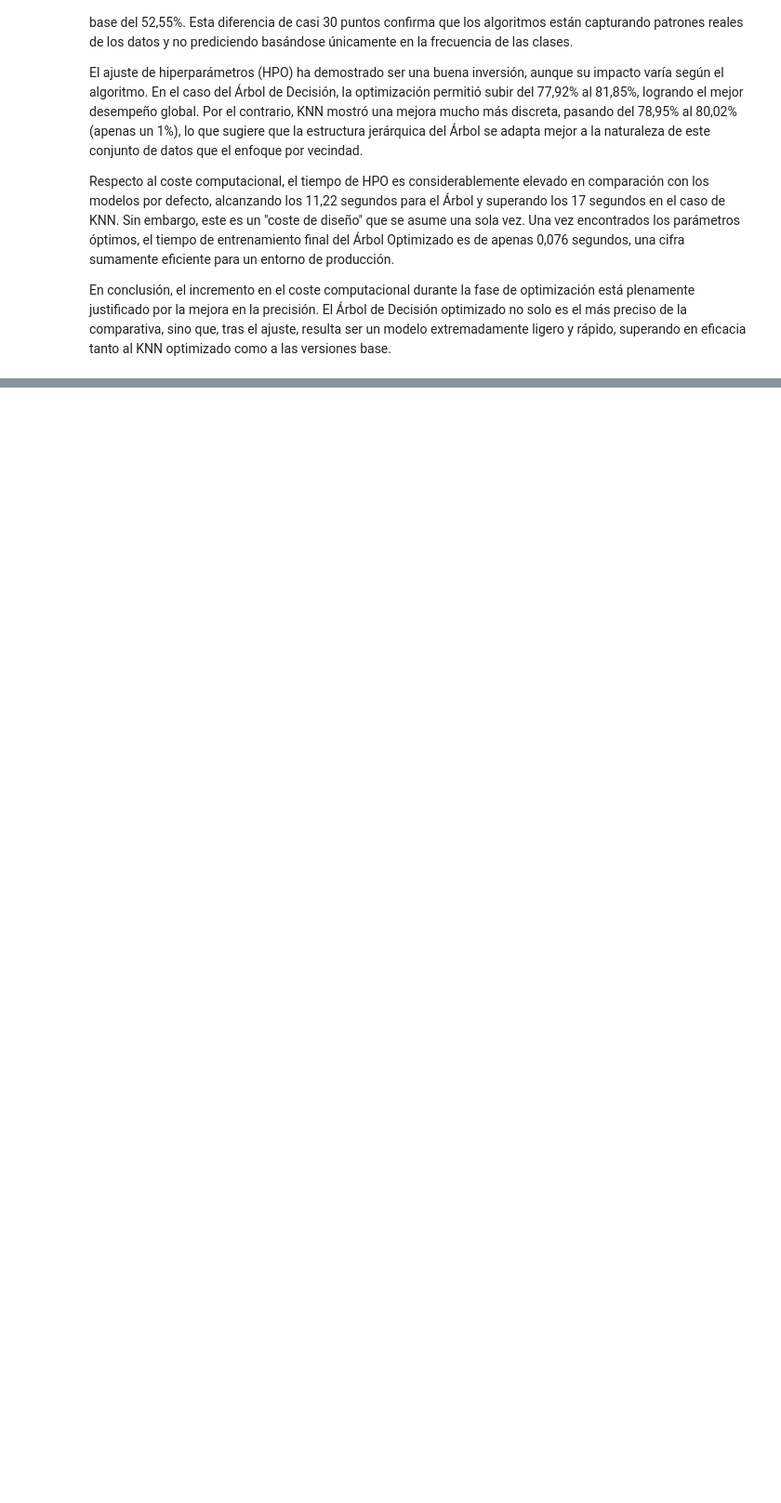
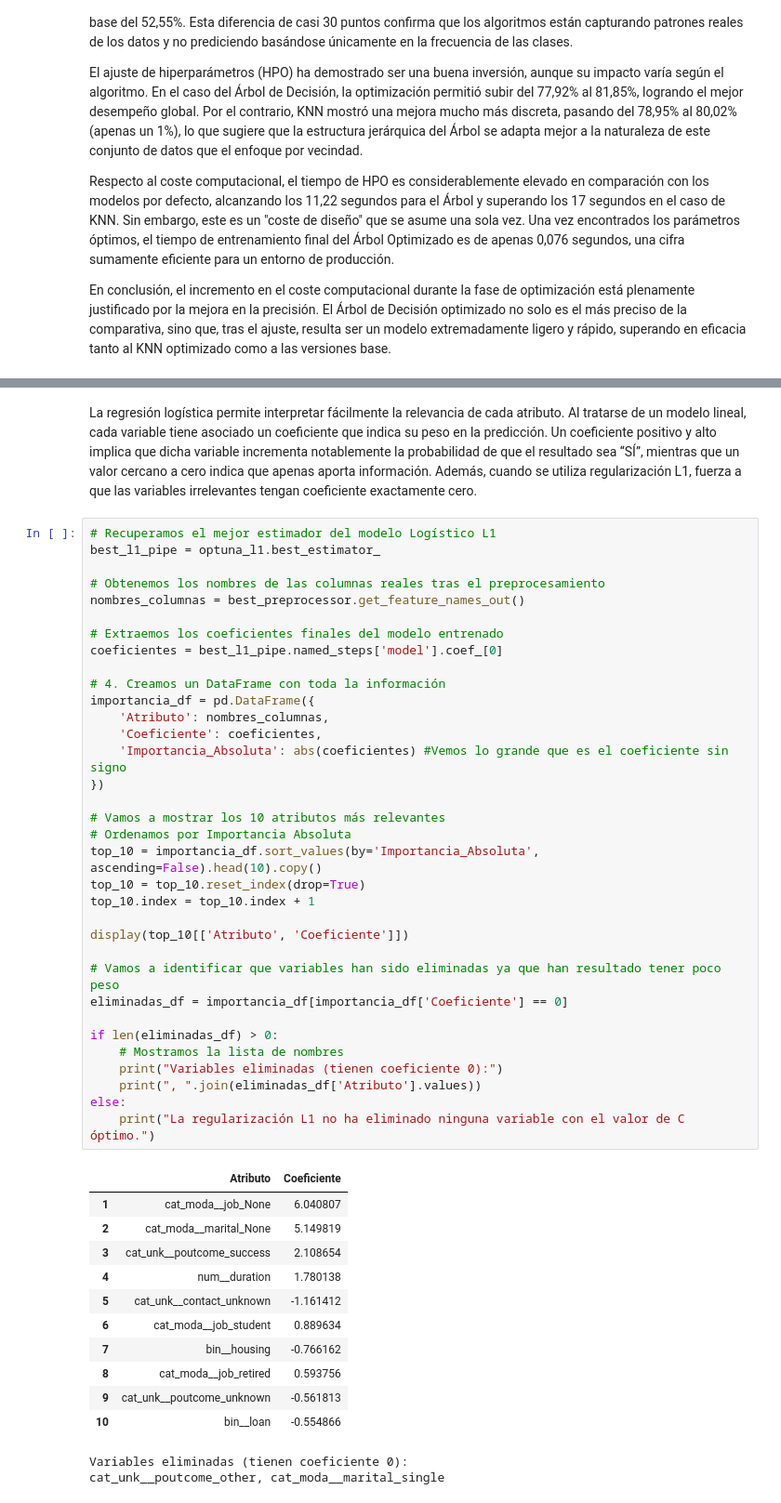
Before and after one commit to mmanchado6/P1_Machine_learning, a Jupyter notebook: Notebook.ipynb, the cells around one changed output, grey strips where cells are left out. Shown at 93% size. Cells and saved outputs as stored; diff of their text form; blank space fills up the shorter version.

```diff
--- a/Notebook.ipynb
+++ b/Notebook.ipynb
@@ -633,0 +802,50 @@ En conclusión, el incremento en el coste computacional durante la fase de optim
+# %% [markdown]
+La regresión logística permite interpretar fácilmente la relevancia de cada atributo. Al tratarse de un modelo lineal, cada variable tiene asociado un coeficiente que indica su peso en la predicción. Un coeficiente positivo y alto implica que dicha variable incrementa notablemente la probabilidad de que el resultado sea “SÍ”, mientras que un valor cercano a cero indica que apenas aporta información. Además, cuando se utiliza regularización L1, fuerza a que las variables irrelevantes tengan coeficiente exactamente cero.
+# %%
+# Recuperamos el mejor estimador del modelo Logístico L1
+best_l1_pipe = optuna_l1.best_estimator_
+
+# Obtenemos los nombres de las columnas reales tras el preprocesamiento
+nombres_columnas = best_preprocessor.get_feature_names_out()
+
+# Extraemos los coeficientes finales del modelo entrenado
+coeficientes = best_l1_pipe.named_steps['model'].coef_[0]
+
+# 4. Creamos un DataFrame con toda la información
+importancia_df = pd.DataFrame({
+    'Atributo': nombres_columnas,
+    'Coeficiente': coeficientes,
+    'Importancia_Absoluta': abs(coeficientes) #Vemos lo grande que es el coeficiente sin signo
+})
+
+# Vamos a mostrar los 10 atributos más relevantes
+# Ordenamos por Importancia Absoluta
+top_10 = importancia_df.sort_values(by='Importancia_Absoluta', ascending=False).head(10).copy()
+top_10 = top_10.reset_index(drop=True)
+top_10.index = top_10.index + 1
+
+display(top_10[['Atributo', 'Coeficiente']])
+
+# Vamos a identificar que variables han sido eliminadas ya que han resultado tener poco peso
+eliminadas_df = importancia_df[importancia_df['Coeficiente'] == 0]
+
+if len(eliminadas_df) > 0:
+    # Mostramos la lista de nombres
+    print("Variables eliminadas (tienen coeficiente 0):")
+    print(", ".join(eliminadas_df['Atributo'].values))
+else:
+    print("La regularización L1 no ha eliminado ninguna variable con el valor de C óptimo.")
+# %% [output]
+|  | Atributo | Coeficiente |
+| 1 | cat_moda__job_None | 6.040807 |
+| 2 | cat_moda__marital_None | 5.149819 |
+| 3 | cat_unk__poutcome_success | 2.108654 |
+| 4 | num__duration | 1.780138 |
+| 5 | cat_unk__contact_unknown | -1.161412 |
+| 6 | cat_moda__job_student | 0.889634 |
+| 7 | bin__housing | -0.766162 |
+| 8 | cat_moda__job_retired | 0.593756 |
+| 9 | cat_unk__poutcome_unknown | -0.561813 |
+| 10 | bin__loan | -0.554866 |
+Variables eliminadas (tienen coeficiente 0):
+cat_unk__poutcome_other, cat_moda__marital_single
```
Also changed, not shown: parts of 15 cells of this notebook.
